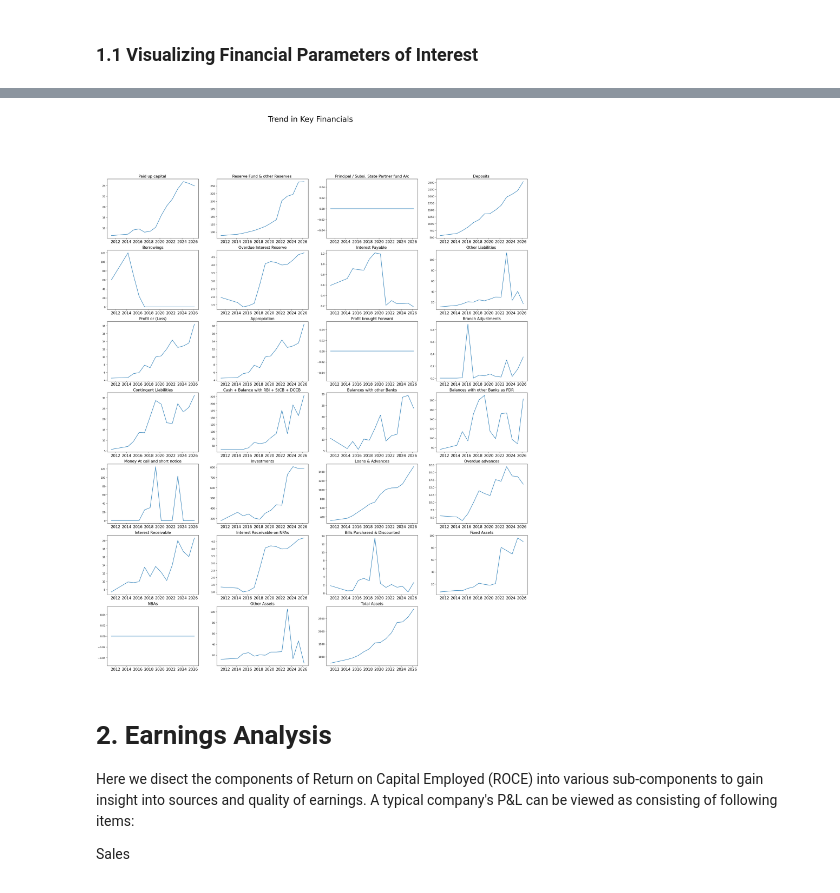
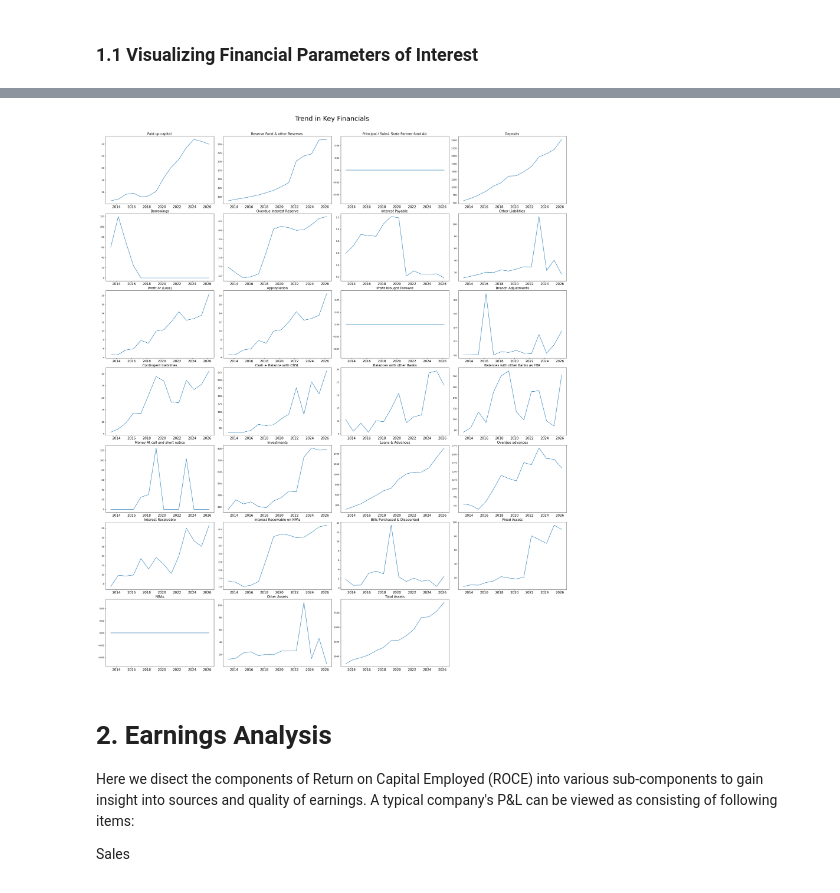
Before and after one commit to AshutoshJaiswal11/sharing_for_learning, a Jupyter notebook: Financial_Analysis_CBSL2.ipynb, the cells around one changed output, grey strips where cells are left out. Cells and saved outputs as stored; diff of their text form; code cells hidden in the pictures.

```diff
--- a/Financial_Analysis_CBSL2.ipynb
+++ b/Financial_Analysis_CBSL2.ipynb
@@ -156,19 +144,22 @@ df2
 # %%
+# plotting the timeseries plot of balance sheet items over the years
+
 fig=plt.figure(figsize=(30,35))
-fig.tight_layout(h_pad= 0.5, w_pad= .5)
+#fig.tight_layout(h_pad= 0.5, w_pad= .5)
 
 items = round(len(df2.index)/4)
 
 for i in range(1,len(df2.index)+1):
     plt.subplot(items, 4, i)
     plt.plot(df2.columns,df2.iloc[i-1])
     plt.xticks(fontsize=15)
     plt.title(f'{df2.index[i-1]}', fontsize=15)
 
-plt.suptitle('Trend in Key Financials',fontsize = 30)
+plt.suptitle('Trend in Key Financials',fontsize = 30, y = 1.01)
+plt.tight_layout(h_pad=0.5, w_pad=0.5, rect=[0, 0, 1, 1])
 plt.show()
 # %% [output]
-[figure, old version]
+[figure, new version]
 # %% [markdown]
 # 2. Earnings Analysis
 
```
Also changed, not shown: parts of 18 cells of this notebook.
